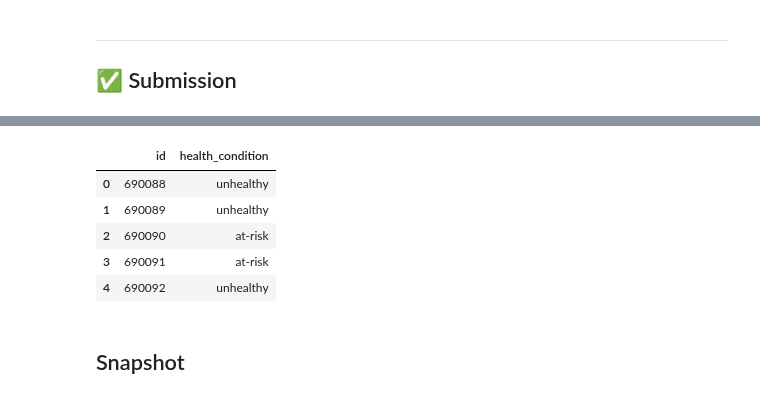
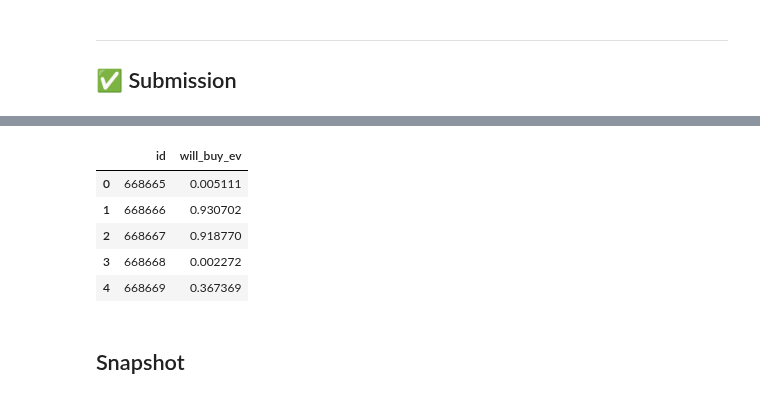
Before and after one commit to Francesco-Alb/kaggle-archive, a Jupyter notebook: playground/S6E09-electric-vehicle-purchases/gbdt/notebooks/S6E09-electric-vehicle-purchases-gbdt-v1.ipynb, the cells around one changed output, grey strips where cells are left out. Saved outputs shown, nothing was run; the diff lists cells and outputs as text; code cells hidden in the pictures.

```diff
--- a/playground/S6E09-electric-vehicle-purchases/gbdt/notebooks/S6E09-electric-vehicle-purchases-gbdt-v1.ipynb
+++ b/playground/S6E09-electric-vehicle-purchases/gbdt/notebooks/S6E09-electric-vehicle-purchases-gbdt-v1.ipynb
@@ -248,3 +226,8 @@ custom_maps = {
+# %%
+# Create maps for custom encoding
+custom_maps = {
+    'range_anxiety_level': {'Low': 0, 'Medium': 1, 'High': 2},
+}
 # %%
 datasets, numeric_features, categorical_features, boolean_features, id2label, label2id = prepare_datasets(
     datasets=datasets,
@@ -403,14 +382,8 @@ y = X.pop(config.data.target)
 def add_features(df):
     df = df.copy()
 
-    df["risk_factor"] = (
-        df["smoking_alcohol"] +
-        df["stress_level"] +
-        df["sleep_quality"] +
-        df["physical_activity_level"]
-    )
 
-    # TODO: add more
+    # TODO: add
 
     return df
 # %% [markdown]
@@ -454,7 +427,7 @@ if True:
         # ('interactions', interact_transformer),
     ]); transformers.append(("numeric", numeric_pipeline, numeric_features))
 
-if False:
+if True:
     categorical_pipeline = Pipeline([
         ("imputer", SimpleImputer(strategy="most_frequent")),
         ("onehot", OneHotEncoder(handle_unknown="ignore", sparse_output=False)),
@@ -517,7 +499,7 @@ if config.data.feature_selection:
 best_params: dict[str, dict[str, Any]] = {}
 study_results: dict[str, dict[str, Any]] = {}
 
-if config.model.hp_search:
+if not config.model.hp_search:
     print("ℹ️ Hyperparameter Optimization step")
 
     for model_name in model_names:
@@ -666,25 +669,25 @@ array([[9.99916002e-03, 3.25648566e-03, 9.86744354e-01],
 # %%
 ensemble_predictions_labels = pd.Series(
     np.argmax(ensemble_probabilities, axis=1)
 )
 
 if id2label:
     ensemble_predictions_labels = ensemble_predictions_labels.map(id2label)
 
 submission_ids = pd.read_csv(f'{config.data.data_path}/sample_submission.csv').id.to_list()
 submission_df = pd.DataFrame({
     "id": submission_ids[:len(ensemble_predictions_labels)], # NOTE: len() is used to account for smoke-test use case
-    config.data.target : ensemble_predictions_labels
+    config.data.target : ensemble_predictions_labels if not metric_config["needs_proba"] else ensemble_probabilities[:,1]
 })
 
 display(submission_df.head())
 # %% [output]
-|  | id | health_condition |
-| 0 | 690088 | unhealthy |
-| 1 | 690089 | unhealthy |
-| 2 | 690090 | at-risk |
-| 3 | 690091 | at-risk |
-| 4 | 690092 | unhealthy |
+|  | id | will_buy_ev |
+| 0 | 668665 | 0.005111 |
+| 1 | 668666 | 0.930702 |
+| 2 | 668667 | 0.918770 |
+| 3 | 668668 | 0.002272 |
+| 4 | 668669 | 0.367369 |
 # %%
 # TODO: add distribution check train/test-preds
 # %%
```
Also changed, not shown: parts of 22 cells of this notebook, 8 other files.
